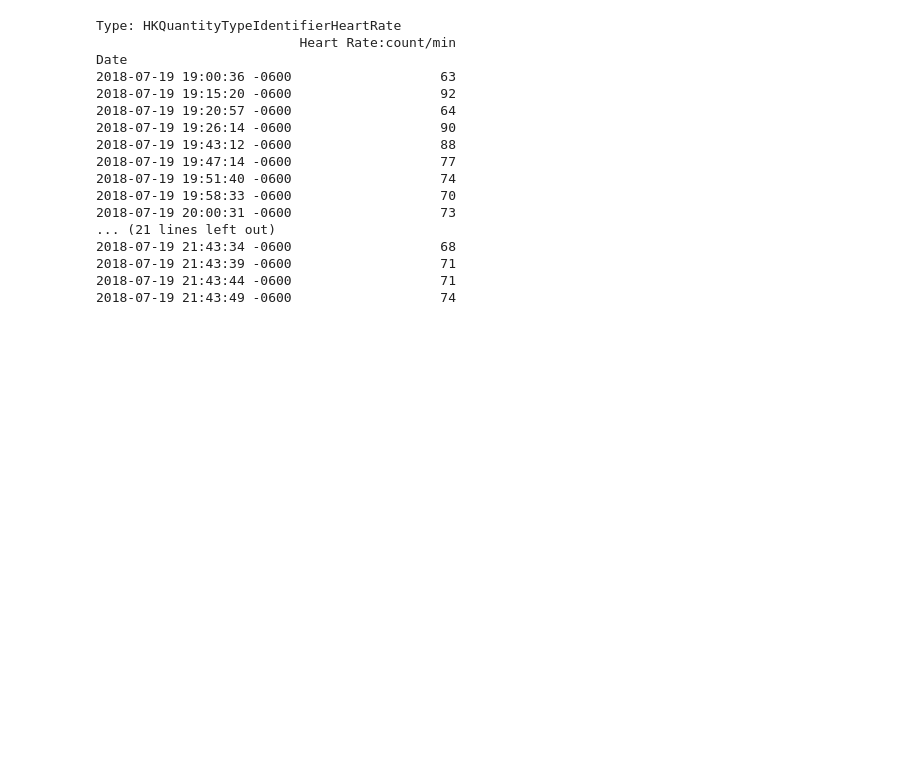
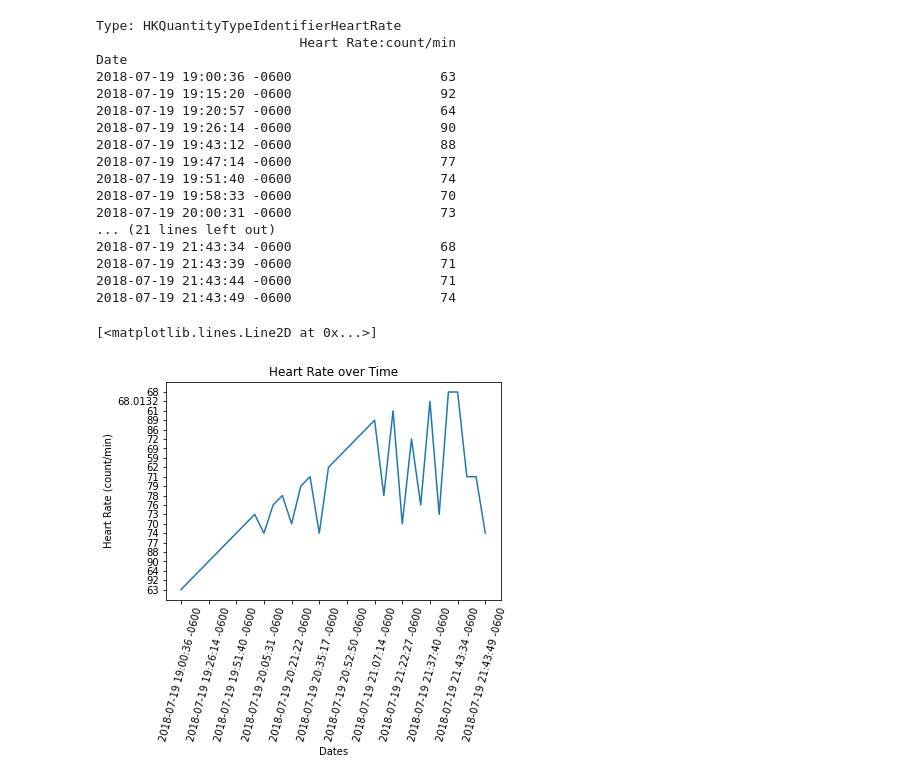
Before and after one commit to Physics-Comp/Health_Tracker, a Jupyter notebook: Health_API_Notebook/Health_API_Demo.ipynb, the cells around one changed output. Drawn from its saved outputs; the diff is of its cells as text; code cells hidden in the pictures; blank space fills up the shorter version.

Commit message:
Add graph to Jupyter Notebook https://github.com/Physics-Comp/Health_Tracker/issues/1

```diff
--- a/Health_API_Notebook/Health_API_Demo.ipynb
+++ b/Health_API_Notebook/Health_API_Demo.ipynb
@@ -38,3 +41,15 @@ Date
 2018-07-19 21:43:39 -0600                   71
 2018-07-19 21:43:44 -0600                   71
 2018-07-19 21:43:49 -0600                   74
+# %%
+#Graph health data (Use the matplot lib documentation to edit the following graph)
+plt.xticks(np.arange(0, len(data)+1, 3), rotation = 75)
+plt.title('Heart Rate over Time')
+plt.xlabel('Dates')
+plt.ylabel('Heart Rate (count/min)')
+x = data.index
+y = data['Heart Rate:count/min']
+plt.plot(x,y)
+# %% [output]
+[<matplotlib.lines.Line2D at 0x...>]
+[figure, added]
```
Also changed, not shown: parts of 3 cells of this notebook, 2 other files.
